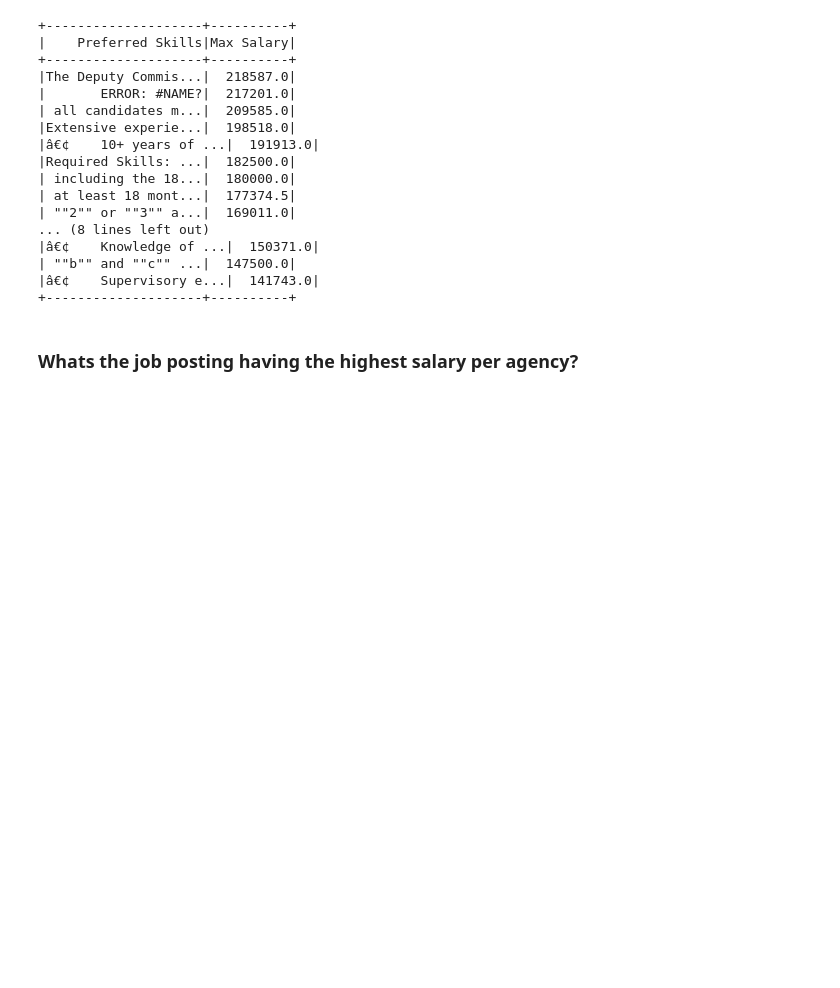
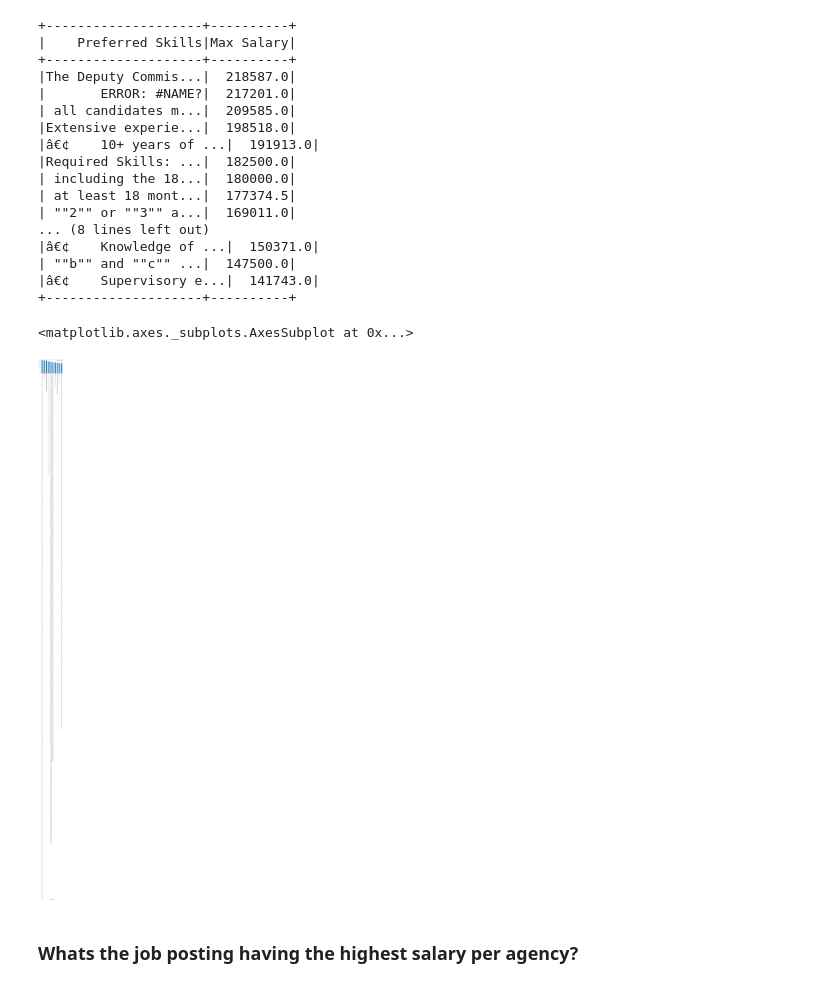
Before and after one commit to GirishNA/new_nbd_project, a Jupyter notebook: project3/jupyter/notebook/assesment_notebook.ipynb, the cells around one changed output. Saved outputs shown, nothing was run; the diff lists cells and outputs as text; code cells hidden in the pictures; blank space fills up the shorter version.

```diff
--- a/project3/jupyter/notebook/assesment_notebook.ipynb
+++ b/project3/jupyter/notebook/assesment_notebook.ipynb
@@ -170,6 +177,15 @@ highest_paid_skill(df).show()#(truncate=False)
 | ""b"" and ""c"" ...|  147500.0|
 |â€¢    Supervisory e...|  141743.0|
 +--------------------+----------+
+# %%
+#Displaying Bar chart for the result data
+df = spark.read.csv("/dataset/nyc-jobs.csv", header=True)
+highestPaidSk = highest_paid_skill(df)
+plotBar = highestPaidSk.limit(10).toPandas()
+plotBar.plot.bar(x="Preferred Skills",y="Max Salary")
+# %% [output]
+<matplotlib.axes._subplots.AxesSubplot at 0x...>
+[figure, added]
 # %%
 def highest_paid_skill(df:DataFrame)-> DataFrame:
     annualSalDf = getAnnualSalaryColumn(df).select("Preferred Skills","Salary").na.drop()
```
Also changed, not shown: parts of 9 cells of this notebook.
